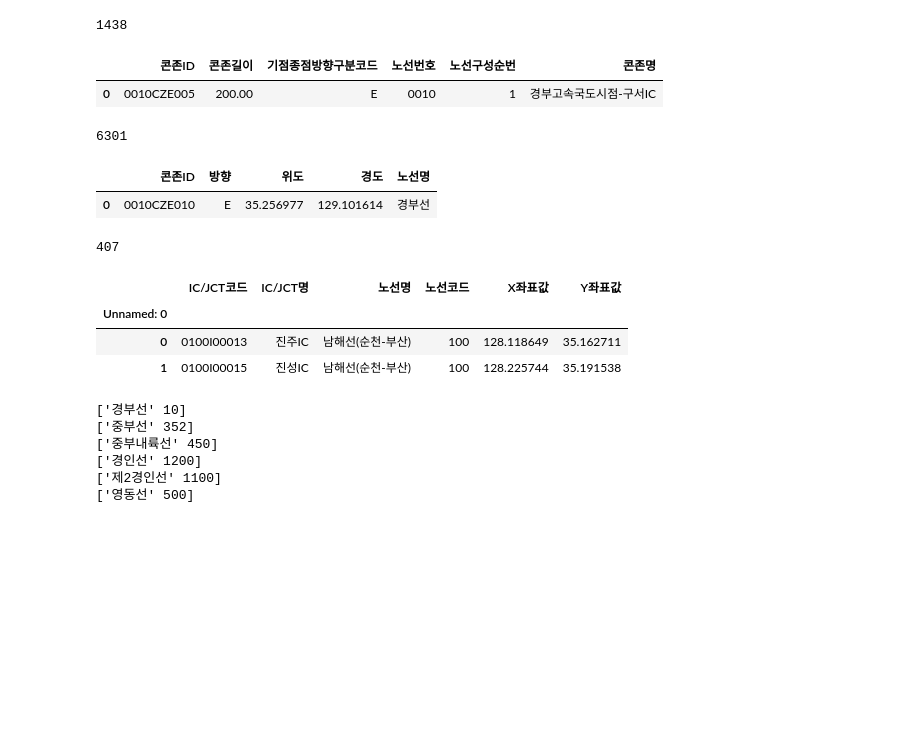
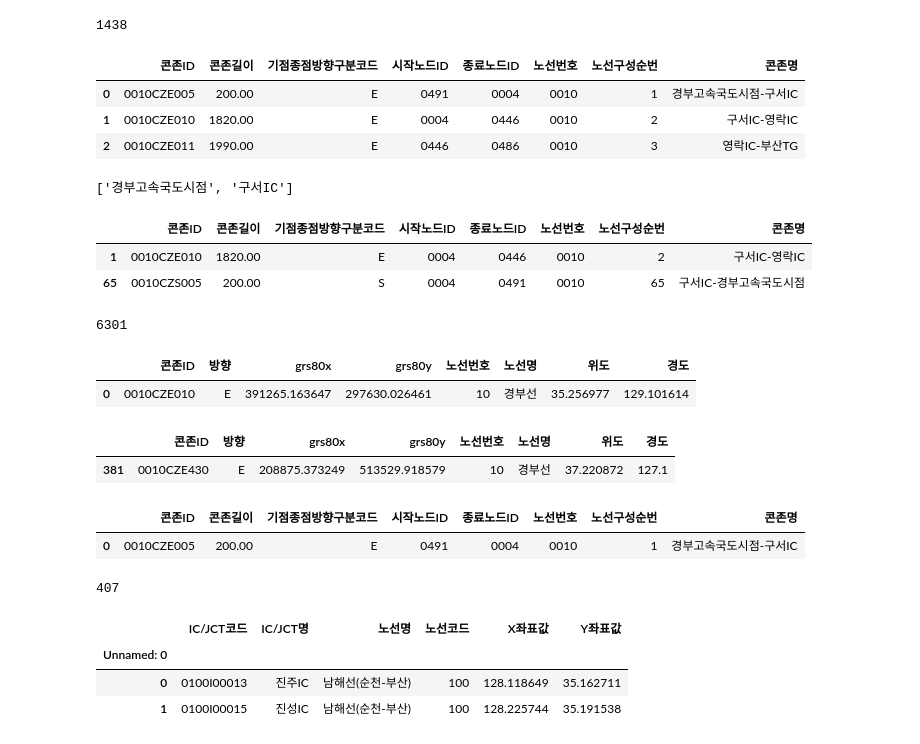
Before and after one commit to ghghtygh/akc_rproject, a Jupyter notebook: 구간관련.ipynb, the cells around one changed output. Drawn from its saved outputs; the diff is of its cells as text; code cells hidden in the pictures; blank space fills up the shorter version.

```diff
--- a/구간관련.ipynb
+++ b/구간관련.ipynb
@@ -19,35 +17,62 @@ df_acc.head(1)
 # %%
 # 콘존ID - 콘존명 데이터
 df_cz_name = pd.read_csv('czid_to_gugan.txt',sep="\t",encoding='CP949')
 
 cols = df_cz_name.columns
 cols = cols[0].split(',')
 
 df_cz_name.index = range(len(df_cz_name))
 df_cz_name.columns=range(1)
 
 df_cz_name = df_cz_name[0].str.split(',',n=12,expand=True)
 df_cz_name.columns = cols
 print(len(df_cz_name))
-df_cz_name = df_cz_name.drop(['시작노드ID','종료노드ID','차로수','제한속도','버스전용차로유무','도로등급구분코드'],1)
-df_cz_name.head(1)
+df_cz_name = df_cz_name.drop(['차로수','제한속도','버스전용차로유무','도로등급구분코드'],1)
+df_cz_name['콘존명'] = df_cz_name['콘존명'].str.upper()
+
+#df_cz_name['콘존명'] = pd.Series(df_cz_name['콘존명'].str.split('-'))
+
+df_cz_name.head(3)
 # %% [output]
 1438
-|  | 콘존ID | 콘존길이 | 기점종점방향구분코드 | 노선번호 | 노선구성순번 | 콘존명 |
-| 0 | 0010CZE005 | 200.00 | E | 0010 | 1 | 경부고속국도시점-구서IC |
+|  | 콘존ID | 콘존길이 | 기점종점방향구분코드 | 시작노드ID | 종료노드ID | 노선번호 | 노선구성순번 | 콘존명 |
+| 0 | 0010CZE005 | 200.00 | E | 0491 | 0004 | 0010 | 1 | 경부고속국도시점-구서IC |
+| 1 | 0010CZE010 | 1820.00 | E | 0004 | 0446 | 0010 | 2 | 구서IC-영락IC |
+| 2 | 0010CZE011 | 1990.00 | E | 0446 | 0486 | 0010 | 3 | 영락IC-부산TG |
+# %%
+(pd.Series(df_cz_name['콘존명'].str.split('-')))[0]
+# %% [output]
+['경부고속국도시점', '구서IC']
+# %%
+df_cz_name[df_cz_name['시작노드ID']=='0004']
+# %% [output]
+|  | 콘존ID | 콘존길이 | 기점종점방향구분코드 | 시작노드ID | 종료노드ID | 노선번호 | 노선구성순번 | 콘존명 |
+| 1 | 0010CZE010 | 1820.00 | E | 0004 | 0446 | 0010 | 2 | 구서IC-영락IC |
+| 65 | 0010CZS005 | 200.00 | S | 0004 | 0491 | 0010 | 65 | 구서IC-경부고속국도시점 |
 # %%
 # 콘존ID - 좌표 데이터 위도,경도 변환
 
 df_cz_xy = pd.read_csv('acc_conzone.csv',sep=',',encoding='CP949')
 df_cz_xy = df_cz_xy.drop('Unnamed: 0',1)
-str_arr= ['콘존ID','방향','위도','경도','노선명']
-df_cz_xy = df_cz_xy[str_arr]
+#str_arr= ['콘존ID','방향','위도','경도','노선명']
+#df_cz_xy = df_cz_xy[str_arr]
 print(len(df_cz_xy))
 df_cz_xy.head(1)
 # %% [output]
 6301
-|  | 콘존ID | 방향 | 위도 | 경도 | 노선명 |
-| 0 | 0010CZE010 | E | 35.256977 | 129.101614 | 경부선 |
+|  | 콘존ID | 방향 | grs80x | grs80y | 노선번호 | 노선명 | 위도 | 경도 |
+| 0 | 0010CZE010 | E | 391265.163647 | 297630.026461 | 10 | 경부선 | 35.256977 | 129.101614 |
+# %%
+df_cz_xy[df_cz_xy['콘존ID']=='0010CZE430']
+# %% [output]
+|  | 콘존ID | 방향 | grs80x | grs80y | 노선번호 | 노선명 | 위도 | 경도 |
+| 381 | 0010CZE430 | E | 208875.373249 | 513529.918579 | 10 | 경부선 | 37.220872 | 127.1 |
+# %%
+cz_0010 = df_cz_name[df_cz_name['노선번호']=='0010']
+cz_0010.head(1)
+# %% [output]
+|  | 콘존ID | 콘존길이 | 기점종점방향구분코드 | 시작노드ID | 종료노드ID | 노선번호 | 노선구성순번 | 콘존명 |
+| 0 | 0010CZE005 | 200.00 | E | 0491 | 0004 | 0010 | 1 | 경부고속국도시점-구서IC |
 # %%
 # 고속도로 설치 정보 데이터
 df_ic = pd.read_csv('highway_sisul.csv',sep=',',encoding="CP949")
@@ -61,13 +86,3 @@ df_ic.head(2)
 | Unnamed: 0 |  |  |  |  |  |  |
 | 0 | 0100I00013 | 진주IC | 남해선(순천-부산) | 100 | 128.118649 | 35.162711 |
 | 1 | 0100I00015 | 진성IC | 남해선(순천-부산) | 100 | 128.225744 | 35.191538 |
-# %%
-for s in ['경부','중부','중부내륙','경인','제2경인','영동']:
-    print(df_ic[df_ic['노선명']=='%s선'%s].head(1).values[0][2:4])
-# %% [output]
-['경부선' 10]
-['중부선' 352]
-['중부내륙선' 450]
-['경인선' 1200]
-['제2경인선' 1100]
-['영동선' 500]
```
Also changed, not shown: parts of 40 cells of this notebook, 9 other files.
